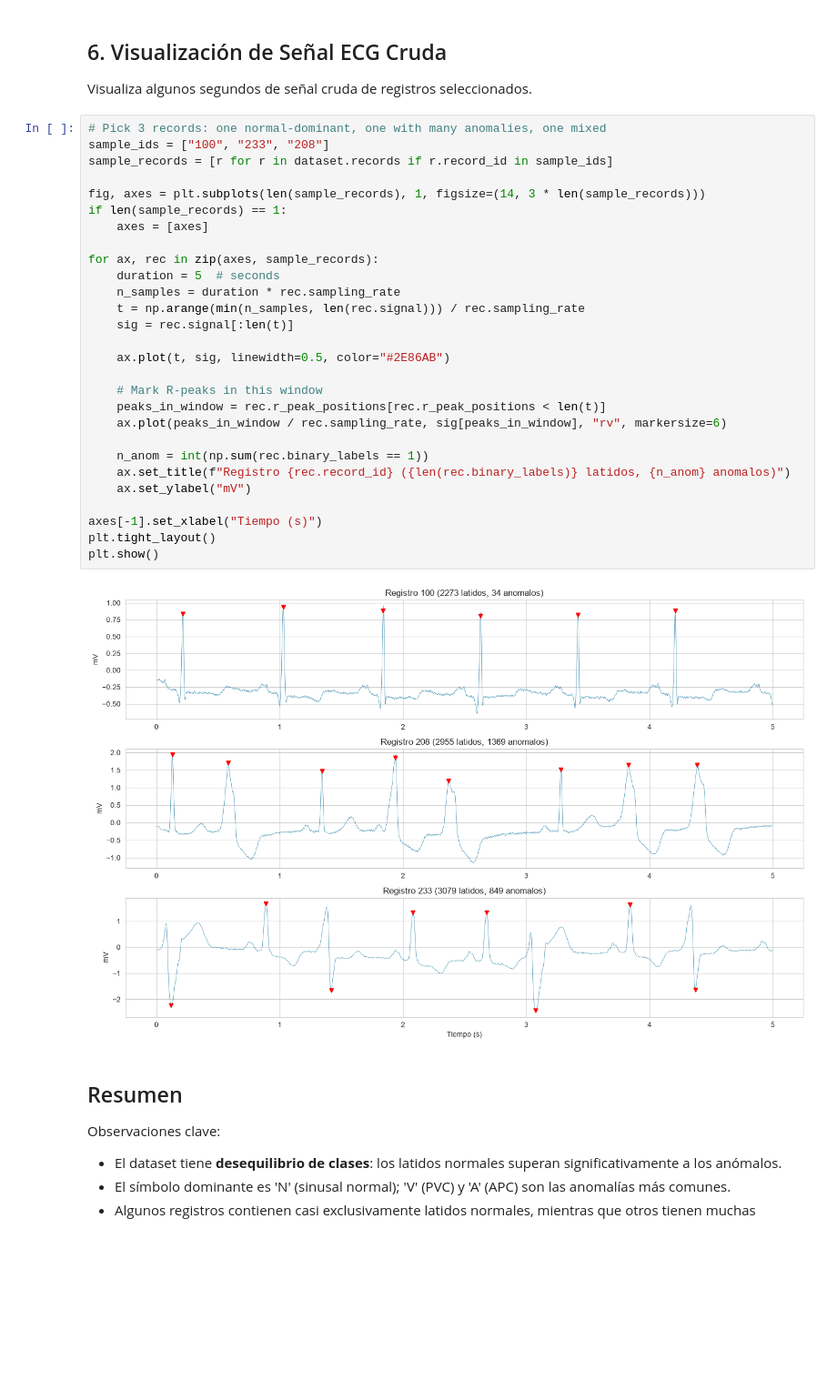
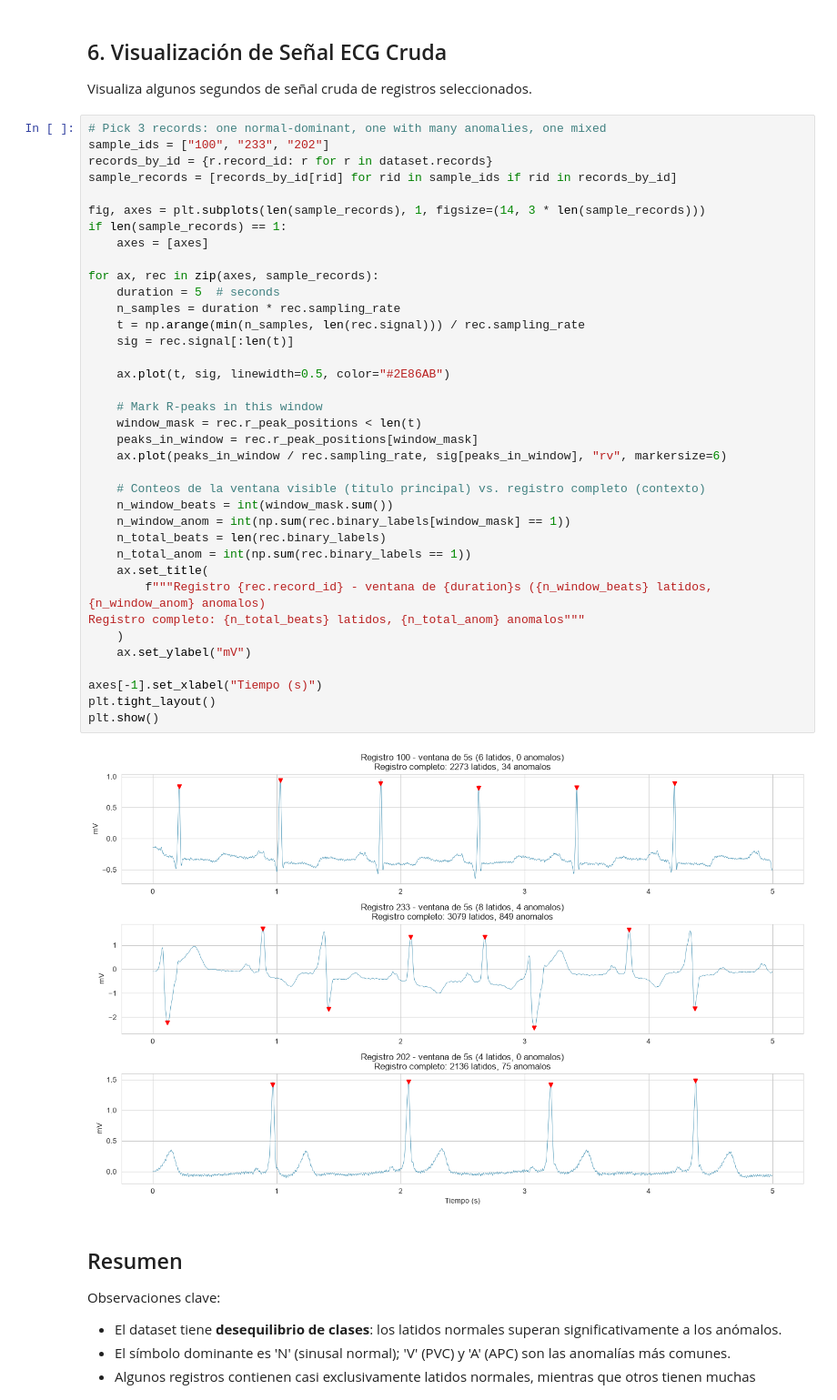
Before and after one commit to JDGarcia25/tfp-cardio-tesis, a Jupyter notebook: notebooks/01_data_exploration.ipynb, the cells around one changed output. Shown at 91% size. Cells and saved outputs as stored; diff of their text form; blank space fills up the shorter version.

```diff
--- a/notebooks/01_data_exploration.ipynb
+++ b/notebooks/01_data_exploration.ipynb
@@ -186,34 +186,43 @@ plt.show()
 Visualiza algunos segundos de señal cruda de registros seleccionados.
 # %%
 # Pick 3 records: one normal-dominant, one with many anomalies, one mixed
-sample_ids = ["100", "233", "208"]
-sample_records = [r for r in dataset.records if r.record_id in sample_ids]
+sample_ids = ["100", "233", "202"]
+records_by_id = {r.record_id: r for r in dataset.records}
+sample_records = [records_by_id[rid] for rid in sample_ids if rid in records_by_id]
 
 fig, axes = plt.subplots(len(sample_records), 1, figsize=(14, 3 * len(sample_records)))
 if len(sample_records) == 1:
     axes = [axes]
 
 for ax, rec in zip(axes, sample_records):
     duration = 5  # seconds
     n_samples = duration * rec.sampling_rate
     t = np.arange(min(n_samples, len(rec.signal))) / rec.sampling_rate
     sig = rec.signal[:len(t)]
 
     ax.plot(t, sig, linewidth=0.5, color="#2E86AB")
 
     # Mark R-peaks in this window
-    peaks_in_window = rec.r_peak_positions[rec.r_peak_positions < len(t)]
+    window_mask = rec.r_peak_positions < len(t)
+    peaks_in_window = rec.r_peak_positions[window_mask]
     ax.plot(peaks_in_window / rec.sampling_rate, sig[peaks_in_window], "rv", markersize=6)
 
-    n_anom = int(np.sum(rec.binary_labels == 1))
-    ax.set_title(f"Registro {rec.record_id} ({len(rec.binary_labels)} latidos, {n_anom} anomalos)")
+    # Conteos de la ventana visible (titulo principal) vs. registro completo (contexto)
+    n_window_beats = int(window_mask.sum())
+    n_window_anom = int(np.sum(rec.binary_labels[window_mask] == 1))
+    n_total_beats = len(rec.binary_labels)
+    n_total_anom = int(np.sum(rec.binary_labels == 1))
+    ax.set_title(
+        f"""Registro {rec.record_id} - ventana de {duration}s ({n_window_beats} latidos, {n_window_anom} anomalos)
+Registro completo: {n_total_beats} latidos, {n_total_anom} anomalos"""
+    )
     ax.set_ylabel("mV")
 
 axes[-1].set_xlabel("Tiempo (s)")
 plt.tight_layout()
 plt.show()
 # %% [output]
-[figure, old version]
+[figure, new version]
 # %% [markdown]
 ## Resumen
 
```
Also changed, not shown: parts of 1 cell of this notebook, 16 other files.
